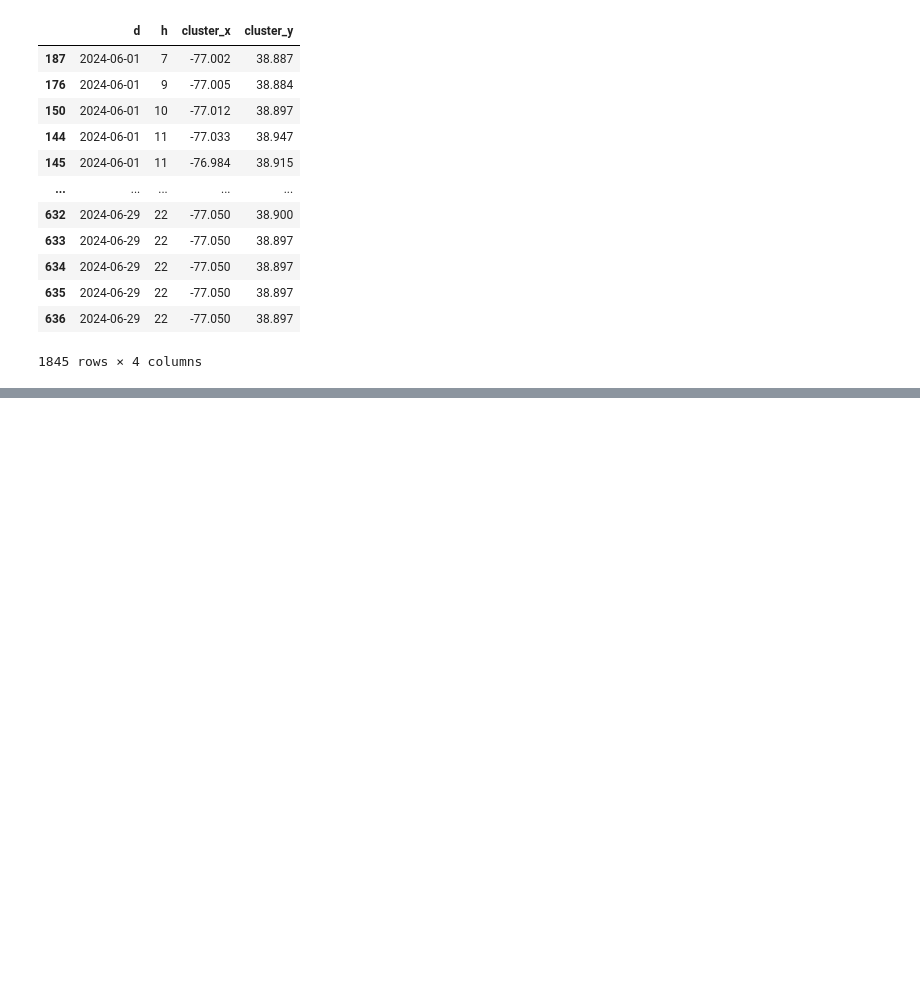
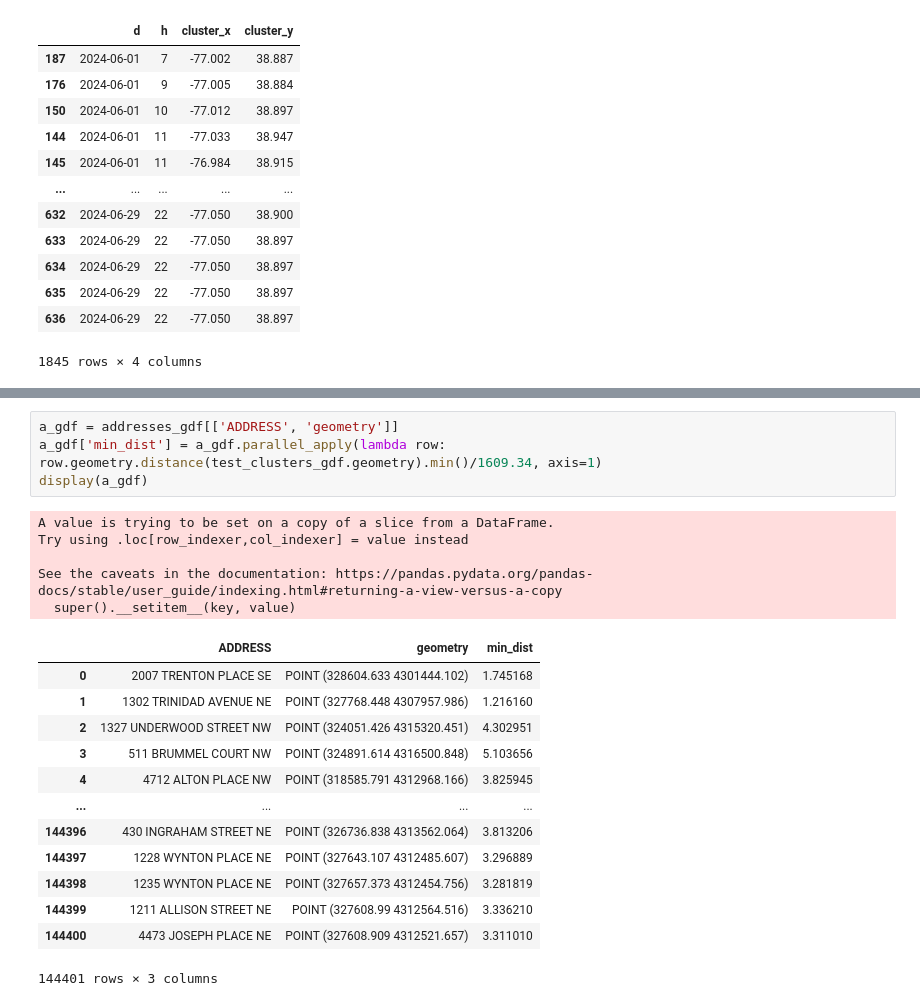
Before and after one commit to reedmarkham/meter-made, a Jupyter notebook: meter_made.ipynb, the cells around one changed output, grey strips where cells are left out. Drawn from its saved outputs; the diff is of its cells as text; blank space fills up the shorter version.

```diff
--- a/meter_made.ipynb
+++ b/meter_made.ipynb
@@ -448,0 +449,23 @@ KeyboardInterrupt:
+# %%
+a_gdf = addresses_gdf[['ADDRESS', 'geometry']]
+a_gdf['min_dist'] = a_gdf.parallel_apply(lambda row: row.geometry.distance(test_clusters_gdf.geometry).min()/1609.34, axis=1)
+display(a_gdf)
+# %% [output]
+A value is trying to be set on a copy of a slice from a DataFrame.
+Try using .loc[row_indexer,col_indexer] = value instead
+
+See the caveats in the documentation: https://pandas.pydata.org/pandas-docs/stable/user_guide/indexing.html#returning-a-view-versus-a-copy
+  super().__setitem__(key, value)
+|  | ADDRESS | geometry | min_dist |
+| 0 | 2007 TRENTON PLACE SE | POINT (328604.633 4301444.102) | 1.745168 |
+| 1 | 1302 TRINIDAD AVENUE NE | POINT (327768.448 4307957.986) | 1.216160 |
+| 2 | 1327 UNDERWOOD STREET NW | POINT (324051.426 4315320.451) | 4.302951 |
+| 3 | 511 BRUMMEL COURT NW | POINT (324891.614 4316500.848) | 5.103656 |
+| 4 | 4712 ALTON PLACE NW | POINT (318585.791 4312968.166) | 3.825945 |
+| ... | ... | ... | ... |
+| 144396 | 430 INGRAHAM STREET NE | POINT (326736.838 4313562.064) | 3.813206 |
+| 144397 | 1228 WYNTON PLACE NE | POINT (327643.107 4312485.607) | 3.296889 |
+| 144398 | 1235 WYNTON PLACE NE | POINT (327657.373 4312454.756) | 3.281819 |
+| 144399 | 1211 ALLISON STREET NE | POINT (327608.99 4312564.516) | 3.336210 |
+| 144400 | 4473 JOSEPH PLACE NE | POINT (327608.909 4312521.657) | 3.311010 |
+144401 rows × 3 columns
```
Also changed, not shown: parts of 6 cells of this notebook.
